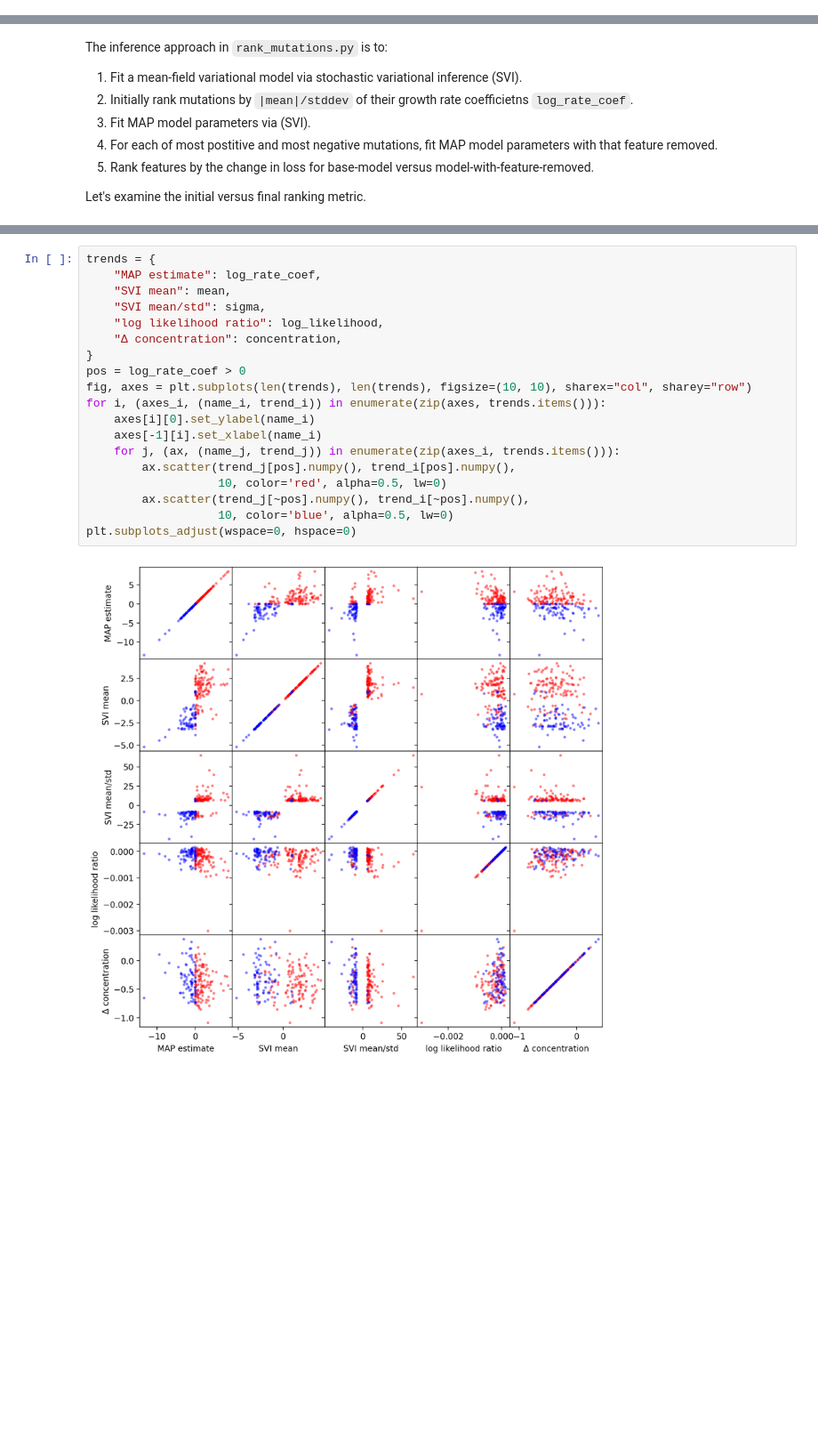
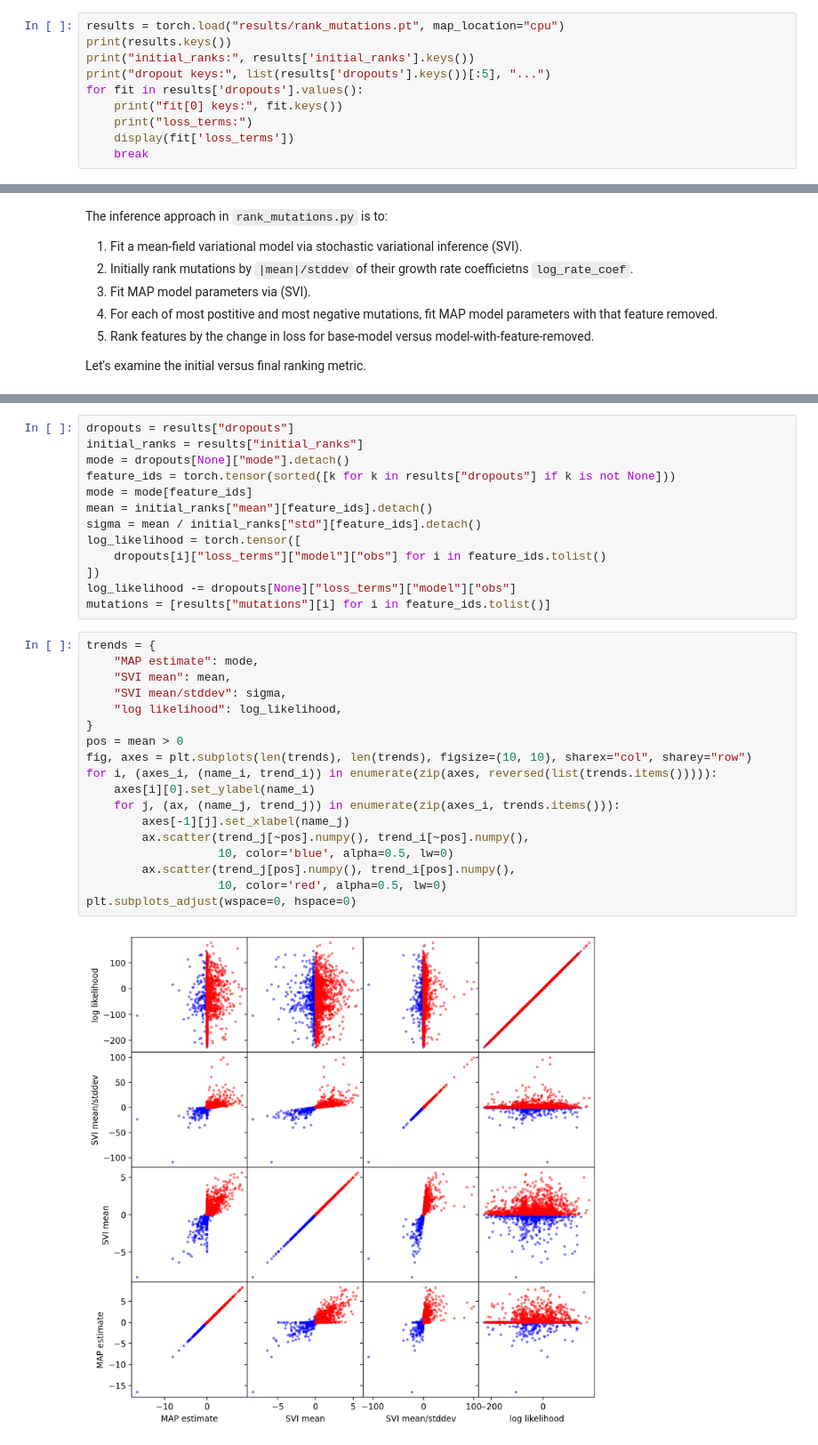
Before and after one commit to broadinstitute/pyro-cov, a Jupyter notebook: mutation_two_step_inference.ipynb, the cells around one changed output, grey strips where cells are left out. Shown at 89% size. Cells and saved outputs as stored; diff of their text form; blank space fills up the shorter version.

```diff
--- a/mutation_two_step_inference.ipynb
+++ b/mutation_two_step_inference.ipynb
@@ -34,0 +25,10 @@ dict_keys(['args', 'initial_ranks', 'losses', 'concentrations', 'log_likelihood'
+# %%
+results = torch.load("results/rank_mutations.pt", map_location="cpu")
+print(results.keys())
+print("initial_ranks:", results['initial_ranks'].keys())
+print("dropout keys:", list(results['dropouts'].keys())[:5], "...")
+for fit in results['dropouts'].values():
+    print("fit[0] keys:", fit.keys())
+    print("loss_terms:")
+    display(fit['loss_terms'])
+    break
@@ -57,21 +59,33 @@ sigma = mean / initial_ranks["std"][feature_ids]
+# %%
+dropouts = results["dropouts"]
+initial_ranks = results["initial_ranks"]
+mode = dropouts[None]["mode"].detach()
+feature_ids = torch.tensor(sorted([k for k in results["dropouts"] if k is not None]))
+mode = mode[feature_ids]
+mean = initial_ranks["mean"][feature_ids].detach()
+sigma = mean / initial_ranks["std"][feature_ids].detach()
+log_likelihood = torch.tensor([
+    dropouts[i]["loss_terms"]["model"]["obs"] for i in feature_ids.tolist()
+])
+log_likelihood -= dropouts[None]["loss_terms"]["model"]["obs"]
+mutations = [results["mutations"][i] for i in feature_ids.tolist()]
 # %%
 trends = {
-    "MAP estimate": log_rate_coef,
+    "MAP estimate": mode,
     "SVI mean": mean,
-    "SVI mean/std": sigma,
-    "log likelihood ratio": log_likelihood,
-    "Δ concentration": concentration,
+    "SVI mean/stddev": sigma,
+    "log likelihood": log_likelihood,
 }
-pos = log_rate_coef > 0
+pos = mean > 0
 fig, axes = plt.subplots(len(trends), len(trends), figsize=(10, 10), sharex="col", sharey="row")
-for i, (axes_i, (name_i, trend_i)) in enumerate(zip(axes, trends.items())):
+for i, (axes_i, (name_i, trend_i)) in enumerate(zip(axes, reversed(list(trends.items())))):
     axes[i][0].set_ylabel(name_i)
-    axes[-1][i].set_xlabel(name_i)
     for j, (ax, (name_j, trend_j)) in enumerate(zip(axes_i, trends.items())):
+        axes[-1][j].set_xlabel(name_j)
+        ax.scatter(trend_j[~pos].numpy(), trend_i[~pos].numpy(),
+                   10, color='blue', alpha=0.5, lw=0)
         ax.scatter(trend_j[pos].numpy(), trend_i[pos].numpy(),
                    10, color='red', alpha=0.5, lw=0)
-        ax.scatter(trend_j[~pos].numpy(), trend_i[~pos].numpy(),
-                   10, color='blue', alpha=0.5, lw=0)
 plt.subplots_adjust(wspace=0, hspace=0)
 # %% [output]
-[figure, old version]
+[figure, new version]
```
Also changed, not shown: parts of 7 cells of this notebook, 1 other file.
